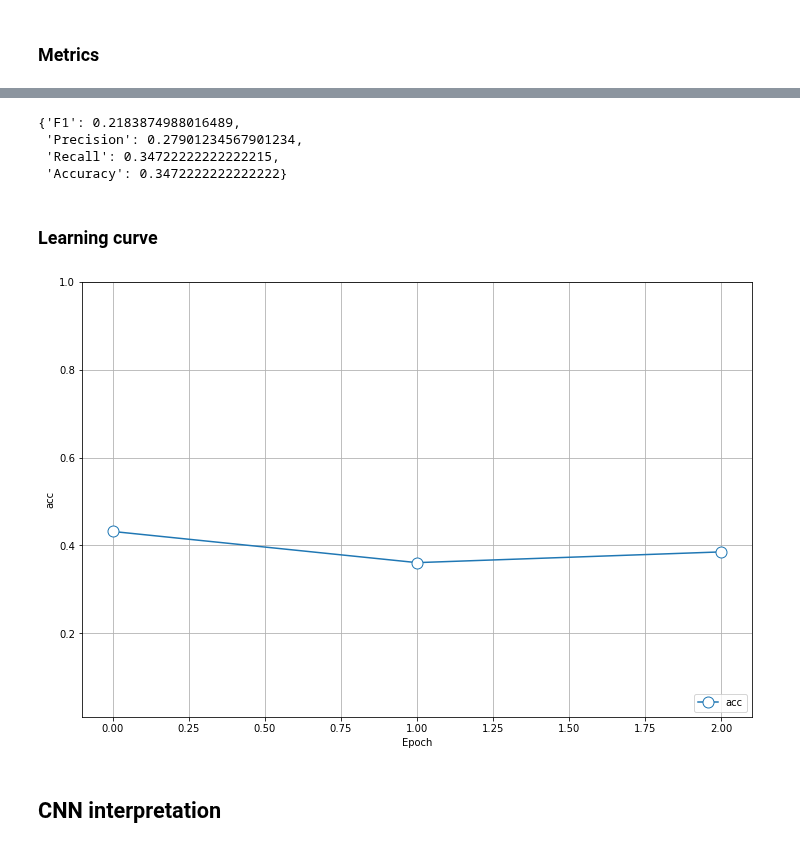
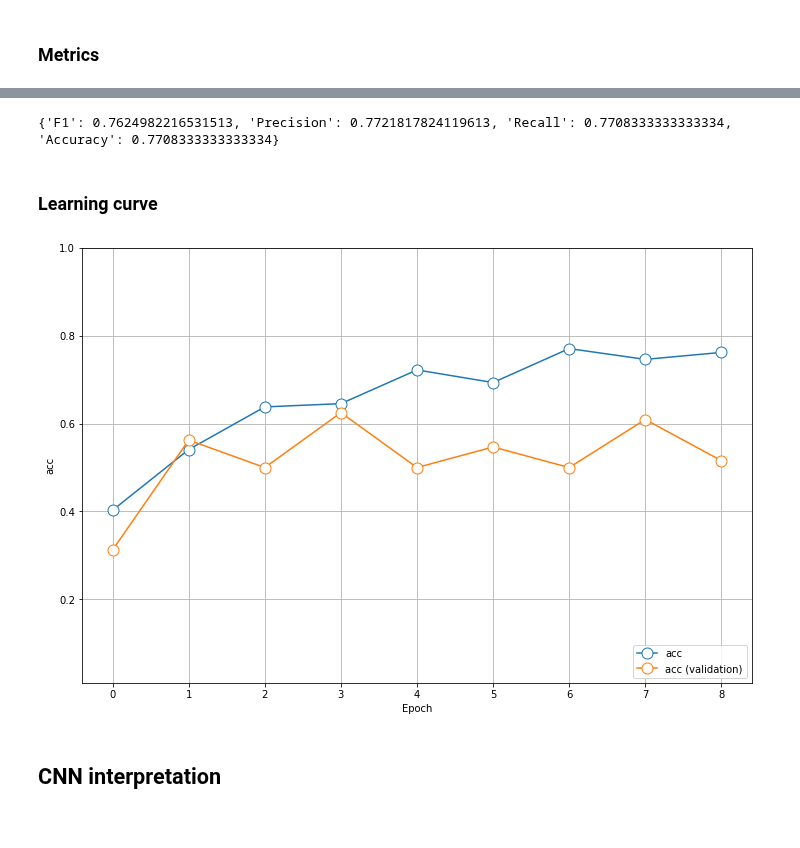
Before and after one commit to PashaIanko/Covid19Classifier, a Jupyter notebook: main.ipynb, the cells around one changed output, grey strips where cells are left out. Cells and saved outputs as stored; diff of their text form; code cells hidden in the pictures.

```diff
--- a/main.ipynb
+++ b/main.ipynb
@@ -278,15 +263,9 @@ train_steps = train_flow.n // train_flow.batch_size
 validation_steps = val_flow.n // val_flow.batch_size
 test_steps = test_flow.n // test_flow.batch_size
 
-if strategy == 'check':
-    what_to_monitor = 'loss'
-    validation_data = None
-    validation_steps = None
-elif strategy == 'full' or strategy == 'semi-full':
-    what_to_monitor = 'val_loss'
-    validation_data = val_flow,
-    validation_steps = validation_steps
-
+what_to_monitor = 'val_loss'
+validation_data = val_flow
+validation_steps = validation_steps
 
 early_stop = tf.keras.callbacks.EarlyStopping(
     monitor = what_to_monitor,
@@ -335,26 +314,22 @@ cnn_model = CNNModel(
 cnn_model.construct_model()
 cnn_model.compile_model()
 # %%
-def _fit():
-    history = cnn_model.model.fit(
-        train_flow,
-        steps_per_epoch = train_steps,
+params = {
+    'model': cnn_model.model,
+    'train_flow': train_flow,
+    'train_steps': train_steps,
 
-        validation_data = validation_data,
-        validation_steps = validation_steps,
+    'val_flow': validation_data,
+    'val_steps': validation_steps,
 
-        epochs = 3,  # DatasetParameters.epochs,
-        callbacks = [
-            early_stop,
-            cnn_model.checkpoint_callback
-        ]
-    )
-    return history
+    'epochs': DatasetParameters.epochs,
+    'callbacks': [early_stop, cnn_model.checkpoint_callback]
+}
 
 if using_gpu:
     print(f'Fitting with GPU')
     with tf.device(device_name):
-        cnn_history = _fit()
+        cnn_history = _fit(**params)
 else:
-    cnn_history = _fit()
+    cnn_history = _fit(**params)
 # %% [output]
@@ -419,20 +410,18 @@ plot_confusion_matrix(
 # %%
 cnn_metrics = cnn_model.evaluate_metrics(test_flow, test_steps)
+print(cnn_metrics)
 # %% [output]
-{'F1': 0.2183874988016489,
- 'Precision': 0.27901234567901234,
- 'Recall': 0.34722222222222215,
- 'Accuracy': 0.3472222222222222}
+{'F1': 0.7624982216531513, 'Precision': 0.7721817824119613, 'Recall': 0.7708333333333334, 'Accuracy': 0.7708333333333334}
 # %% [markdown]
 ### Learning curve
 # %%
 plot_history(
-    history = history.history,
+    history = cnn_history.history,
     metrics_name = 'acc',
-    plot_validation = False
+    plot_validation = True
 )
 # %% [output]
-[figure, old version]
+[figure, new version]
 # %% [markdown]
 ## CNN interpretation
 # %%
```
Also changed, not shown: parts of 18 cells of this notebook, 1 other file.
